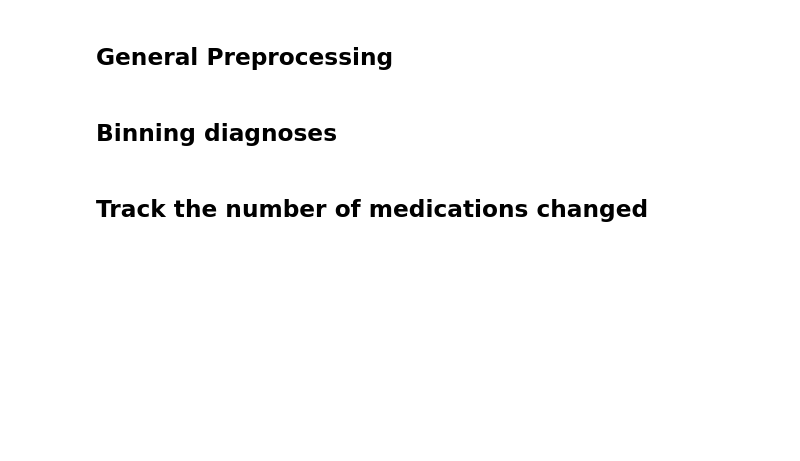
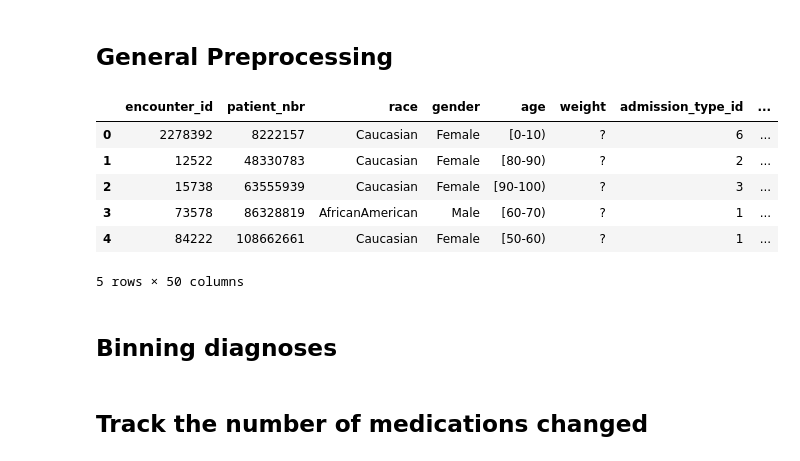
Before and after one commit to juberr/covid_vaccines_mobility, a Jupyter notebook: Feature Engineering.ipynb, the cells around one changed output. Cells and saved outputs as stored; diff of their text form; code cells hidden in the pictures; blank space fills up the shorter version.

```diff
--- a/Feature Engineering.ipynb
+++ b/Feature Engineering.ipynb
@@ -8,3 +17,14 @@ df = pd.read_csv('diabetic_data.csv')
+# %%
+df = pd.read_sql_query('select * FROM "diabetic_data_complete"',con=engine)
+df.head()
+# %% [output]
+|  | encounter_id | patient_nbr | race | gender | age | weight | admission_type_id | ... |
+| 0 | 2278392 | 8222157 | Caucasian | Female | [0-10) | ? | 6 | ... |
+| 1 | 12522 | 48330783 | Caucasian | Female | [80-90) | ? | 2 | ... |
+| 2 | 15738 | 63555939 | Caucasian | Female | [90-100) | ? | 3 | ... |
+| 3 | 73578 | 86328819 | AfricanAmerican | Male | [60-70) | ? | 1 | ... |
+| 4 | 84222 | 108662661 | Caucasian | Female | [50-60) | ? | 1 | ... |
+5 rows × 50 columns
 # %%
 # Drop additional patient encounters
 df.drop_duplicates(subset=['patient_nbr'], keep ='first', inplace=True)
```
Also changed, not shown: parts of 22 cells of this notebook.
